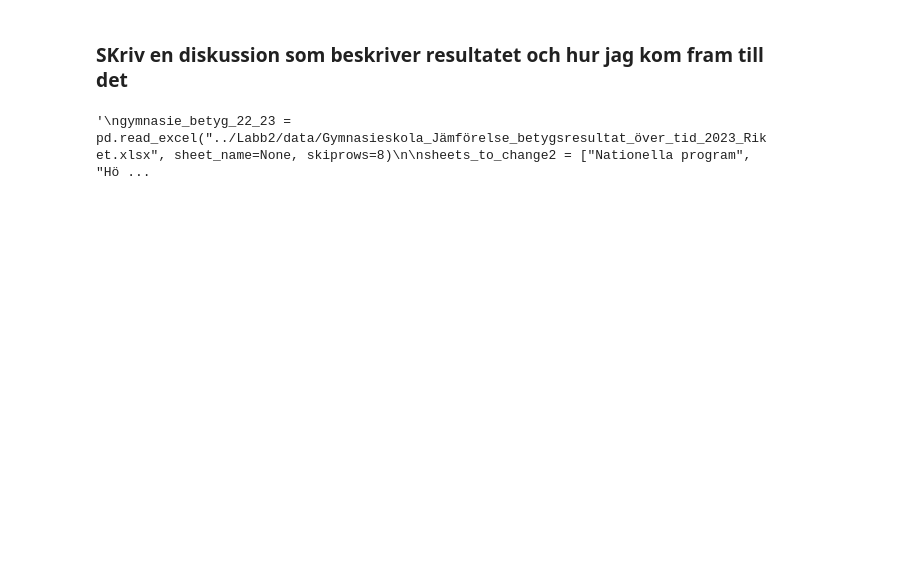
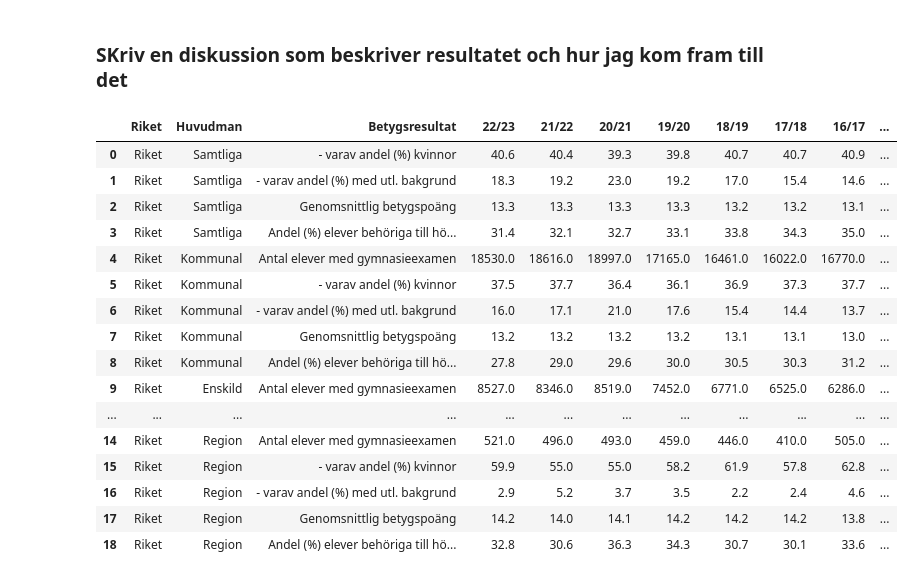
Before and after one commit to SandraAnder/Python-Sandra-Andersson-OPA23, a Jupyter notebook: Labb2/Laboration2_.ipynb, the cells around one changed output. Drawn from its saved outputs; the diff is of its cells as text; code cells hidden in the pictures; blank space fills up the shorter version.

```diff
--- a/Labb2/Laboration2_.ipynb
+++ b/Labb2/Laboration2_.ipynb
@@ -865,21 +928,36 @@ plt.show()
 # %% [markdown]
 ### SKriv en diskussion som beskriver resultatet och hur jag kom fram till det
 # %%
-'''
 gymnasie_betyg_22_23 = pd.read_excel("../Labb2/data/Gymnasieskola_Jämförelse_betygsresultat_över_tid_2023_Riket.xlsx", sheet_name=None, skiprows=8)
 
 sheets_to_change2 = ["Nationella program", "Högskoleförberedande program", "Yrkesprogram", "Barn- och fritidsprogrammet", "Bygg- och anläggningsprogrammet", "Ekonomiprogrammet", "El- och energiprogrammet", "Estetiska programmet", "Fordons- och transportprogrammet", "Handels- och administrationsprogrammet", "Hantverksprogrammet", "Hotell- och turismprogrammet", "Humanistiska programmet", "Industritekniska programmet", "Naturbruksprogrammet", "Naturvetenskapsprogrammet", "Restaurang- och livsmedelsprogrammet", "Riksrekryterande utbildningar", "Samhällsvetenskapsprogrammet", "Teknikprogrammet", "VVS- och fastighetsprogrammet", "Vård- och omsorgsprogrammet", "Rapportbeskrivning och def."]
 
 # Funktion för att ändra kolumnnamnen i alla sheets
 def change_columns(df3):
     df3.columns = ["Riket", "Huvudman", "Betygsresultat", "22/23 ", "21/22", "20/21", "19/20", "18/19", "17/18", "16/17", "15/16", "14/15", "13/14"][:len(df3.columns)]
     return df3
 
 # Loopar genom varje sheet och ändrar kolumnnamnen om sheetet finns med i sheets_to_change
-for sheet_name, df2 in gymnasie_vt23.items():
+for sheet_name, df2 in gymnasie_betyg_22_23.items():
     if sheet_name in sheets_to_change2:
-        gymnasie_vt23[sheet_name] = change_columns(df2)
+        gymnasie_betyg_22_23[sheet_name] = change_columns(df2)
 
-display(gymnasie_betyg_22_23)'''
+display(gymnasie_betyg_22_23["Yrkesprogram"])
 # %% [output]
-'\ngymnasie_betyg_22_23 = pd.read_excel("../Labb2/data/Gymnasieskola_Jämförelse_betygsresultat_över_tid_2023_Riket.xlsx", sheet_name=None, skiprows=8)\n\nsheets_to_change2 = ["Nationella program", "Hö ...
+|  | Riket | Huvudman | Betygsresultat | 22/23 | 21/22 | 20/21 | 19/20 | 18/19 | 17/18 | 16/17 | ... |
+| 0 | Riket | Samtliga | - varav andel (%) kvinnor | 40.6 | 40.4 | 39.3 | 39.8 | 40.7 | 40.7 | 40.9 | ... |
+| 1 | Riket | Samtliga | - varav andel (%) med utl. bakgrund | 18.3 | 19.2 | 23.0 | 19.2 | 17.0 | 15.4 | 14.6 | ... |
+| 2 | Riket | Samtliga | Genomsnittlig betygspoäng | 13.3 | 13.3 | 13.3 | 13.3 | 13.2 | 13.2 | 13.1 | ... |
+| 3 | Riket | Samtliga | Andel (%) elever behöriga till hö... | 31.4 | 32.1 | 32.7 | 33.1 | 33.8 | 34.3 | 35.0 | ... |
+| 4 | Riket | Kommunal | Antal elever med gymnasieexamen | 18530.0 | 18616.0 | 18997.0 | 17165.0 | 16461.0 | 16022.0 | 16770.0 | ... |
+| 5 | Riket | Kommunal | - varav andel (%) kvinnor | 37.5 | 37.7 | 36.4 | 36.1 | 36.9 | 37.3 | 37.7 | ... |
+| 6 | Riket | Kommunal | - varav andel (%) med utl. bakgrund | 16.0 | 17.1 | 21.0 | 17.6 | 15.4 | 14.4 | 13.7 | ... |
+| 7 | Riket | Kommunal | Genomsnittlig betygspoäng | 13.2 | 13.2 | 13.2 | 13.2 | 13.1 | 13.1 | 13.0 | ... |
+| 8 | Riket | Kommunal | Andel (%) elever behöriga till hö... | 27.8 | 29.0 | 29.6 | 30.0 | 30.5 | 30.3 | 31.2 | ... |
+| 9 | Riket | Enskild | Antal elever med gymnasieexamen | 8527.0 | 8346.0 | 8519.0 | 7452.0 | 6771.0 | 6525.0 | 6286.0 | ... |
+| ... | ... | ... | ... | ... | ... | ... | ... | ... | ... | ... | ... |
+| 14 | Riket | Region | Antal elever med gymnasieexamen | 521.0 | 496.0 | 493.0 | 459.0 | 446.0 | 410.0 | 505.0 | ... |
+| 15 | Riket | Region | - varav andel (%) kvinnor | 59.9 | 55.0 | 55.0 | 58.2 | 61.9 | 57.8 | 62.8 | ... |
+| 16 | Riket | Region | - varav andel (%) med utl. bakgrund | 2.9 | 5.2 | 3.7 | 3.5 | 2.2 | 2.4 | 4.6 | ... |
+| 17 | Riket | Region | Genomsnittlig betygspoäng | 14.2 | 14.0 | 14.1 | 14.2 | 14.2 | 14.2 | 13.8 | ... |
+| 18 | Riket | Region | Andel (%) elever behöriga till hö... | 32.8 | 30.6 | 36.3 | 34.3 | 30.7 | 30.1 | 33.6 | ... |
```
Also changed, not shown: parts of 7 cells of this notebook, 1 other file.
